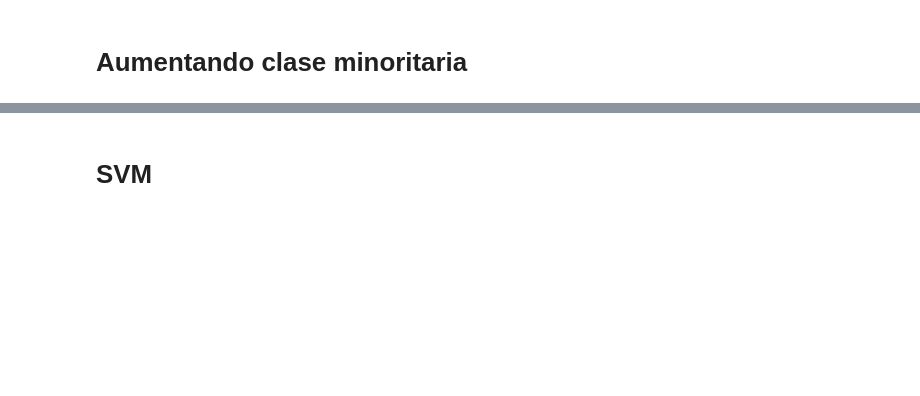
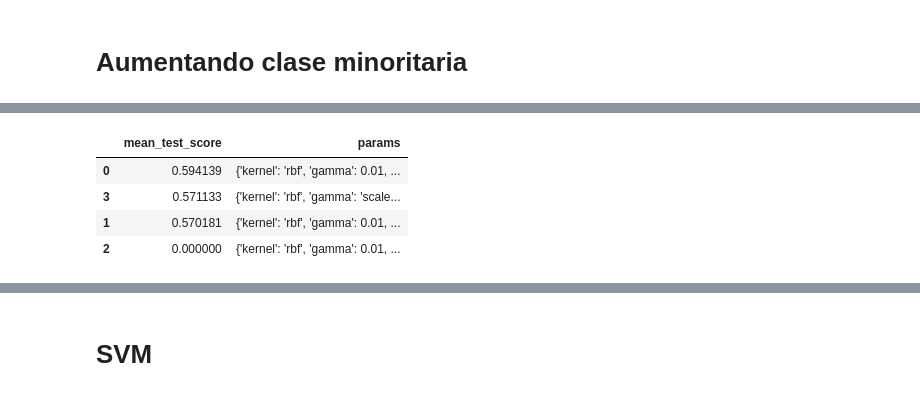
Before and after one commit to MarcosER816/Income-Clasification, a Jupyter notebook: Proyecto_Aprendizaje_automatico.ipynb, the cells around one changed output, grey strips where cells are left out. Saved outputs shown, nothing was run; the diff lists cells and outputs as text; code cells hidden in the pictures; blank space fills up the shorter version.

```diff
--- a/Proyecto_Aprendizaje_automatico.ipynb
+++ b/Proyecto_Aprendizaje_automatico.ipynb
@@ -969,14 +983,20 @@ Fitting 5 folds for each of 24 candidates, totalling 120 fits
 # %%
 pd.DataFrame(
-    grid_svm.cv_results_
+    random_svm.cv_results_
 )[
     [
         'mean_test_score',
         'params'
     ]
 ].sort_values(
     'mean_test_score',
     ascending=False
 ).head(10)
+# %% [output]
+|  | mean_test_score | params |
+| 0 | 0.594139 | {'kernel': 'rbf', 'gamma': 0.01, ... |
+| 3 | 0.571133 | {'kernel': 'rbf', 'gamma': 'scale... |
+| 1 | 0.570181 | {'kernel': 'rbf', 'gamma': 0.01, ... |
+| 2 | 0.000000 | {'kernel': 'rbf', 'gamma': 0.01, ... |
 # %%
 print(y_train_smote.value_counts())
```
Also changed, not shown: parts of 49 cells of this notebook.
